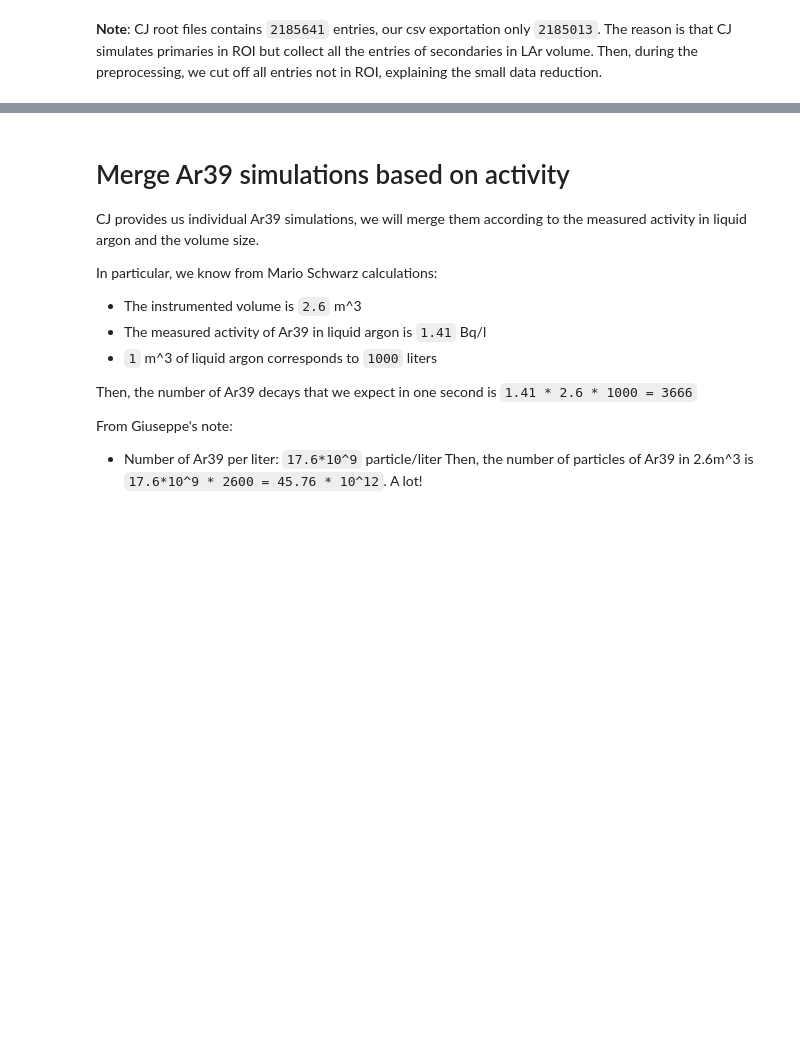
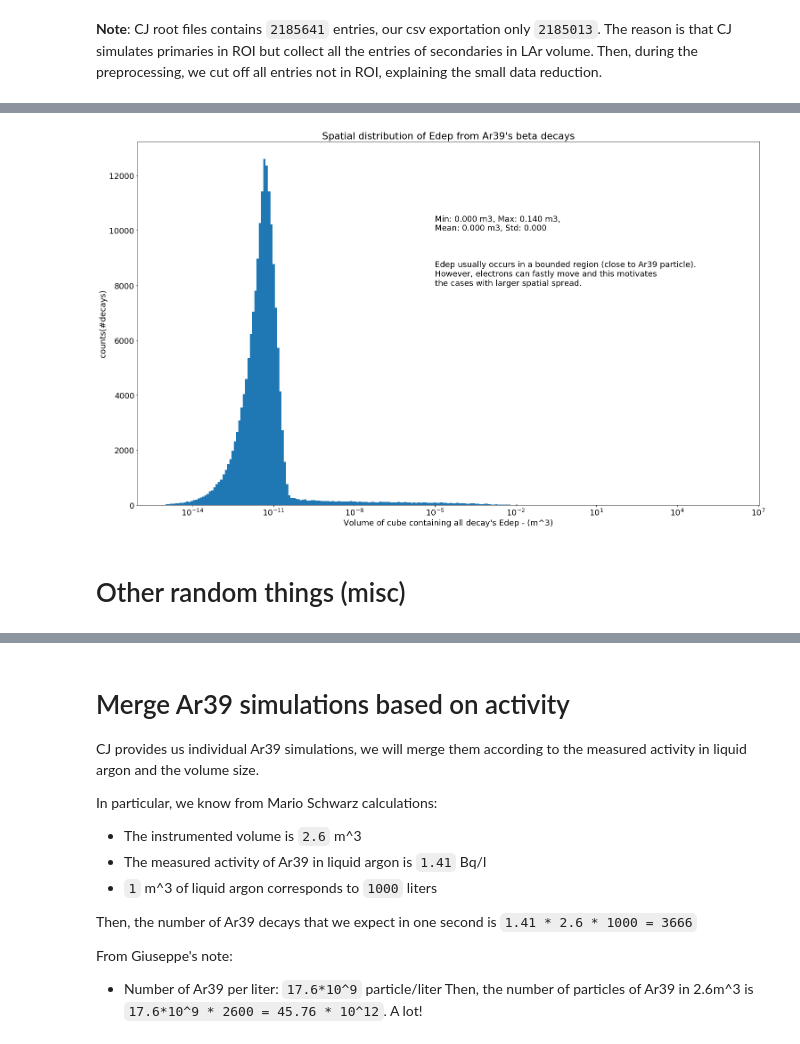
Before and after one commit to luigiberducci/ML4NP, a Jupyter notebook: Notebooks/analysis_1e6_ar39.ipynb, the cells around one changed output, grey strips where cells are left out. Cells and saved outputs as stored; diff of their text form; code cells hidden in the pictures; blank space fills up the shorter version.

```diff
--- a/Notebooks/analysis_1e6_ar39.ipynb
+++ b/Notebooks/analysis_1e6_ar39.ipynb
@@ -64,3 +92,27 @@ pd.DataFrame([df.time.describe(),
+# %%
+min_coord = entry_gb_decays[["x", "y", "z"]].min()
+max_coord = entry_gb_decays[["x", "y", "z"]].max()
+diff_coord = abs(max_coord - min_coord) / 1000    # convert in m
+area_cube_decay = diff_coord.x * diff_coord.y * diff_coord.z
+
+cube_stats = area_cube_decay.describe()
+
+bins = np.logspace(-15, 6, 250)
+plt.hist(area_cube_decay, bins=bins)
+plt.xscale("log")
+plt.xlabel("Volume of cube containing all decay's Edep - (m^3)")
+plt.ylabel("counts(#decays)")
+plt.title("Spatial distribution of Edep from Ar39's beta decays")
+plt.text(10**-5, 8000, "Edep usually occurs in a bounded region (close to Ar39 particle).\n" \
+                    "However, electrons can fastly move and this motivates\n" \
+                    "the cases with larger spatial spread.")
+plt.text(10**-5, 10000, "Min: {:.3f} m3, Max: {:.3f} m3,\nMean: {:.3f} m3, Std: {:.3f}".format(cube_stats.loc["min"], cube_stats.loc["max"],
+                                                                               cube_stats.loc["mean"], cube_stats.loc["std"]))
+plt.show()
+# %% [output]
+[figure, added]
+# %% [markdown]
+# Other random things (misc)
 # %%
 time_bins = np.logspace(12, 21, 100)
 plt.hist2d(df.time, df.energydeposition, bins=[100, 100])
```
Also changed, not shown: parts of 27 cells of this notebook, 1 other file.
